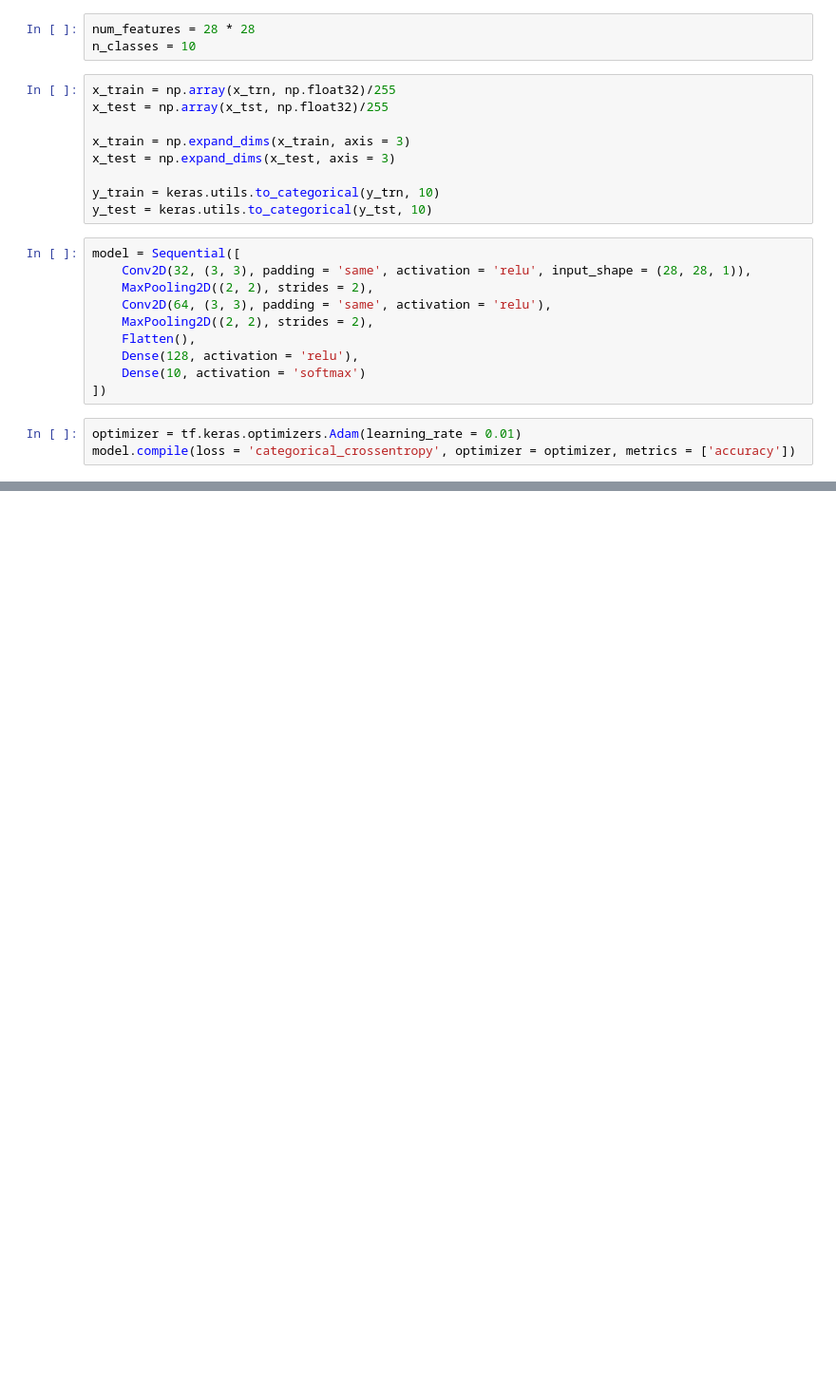
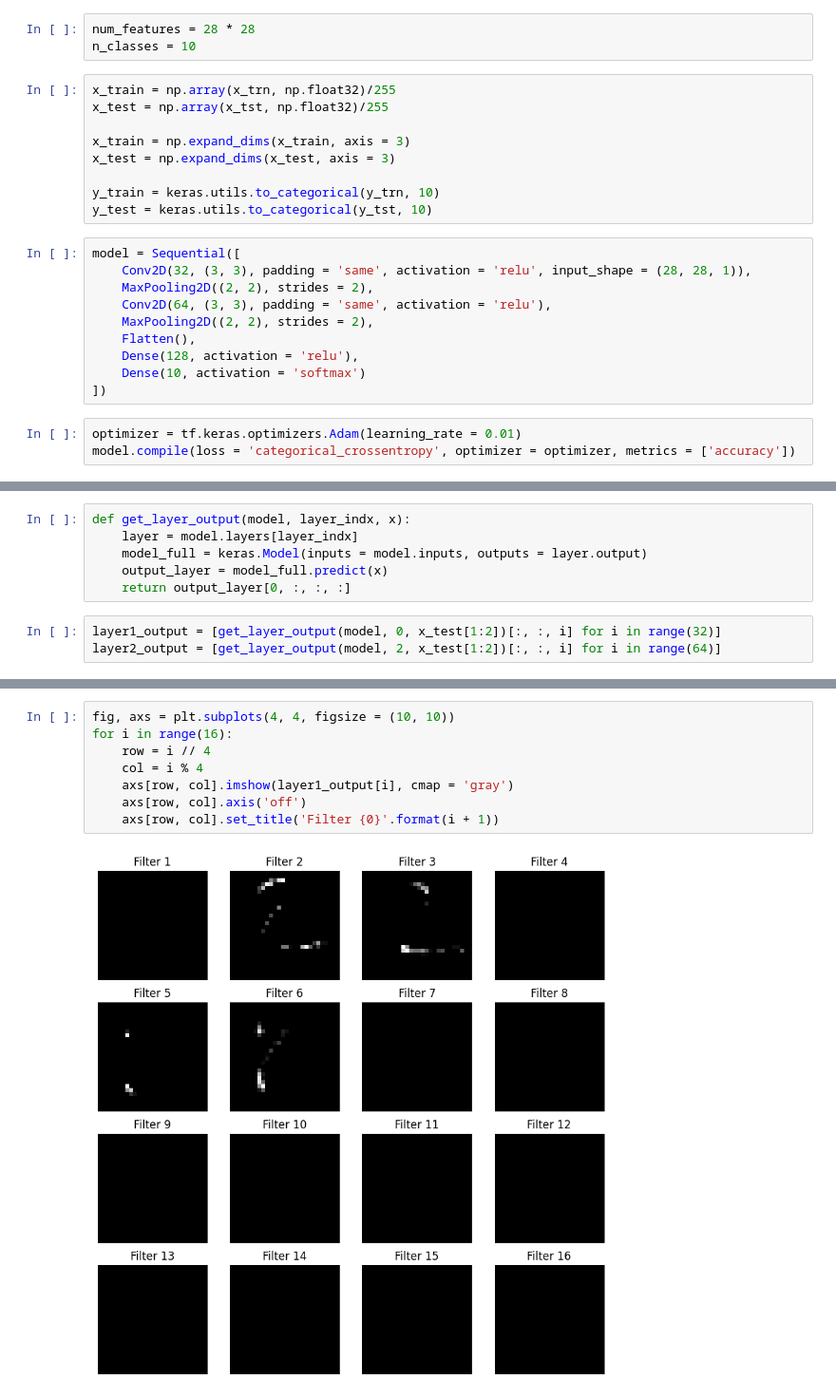
Before and after one commit to Zhigadlo/NeuronNetworksLabs-sem6, a Jupyter notebook: lectures/conv_ntw.ipynb, the cells around one changed output, grey strips where cells are left out. Shown: that part at 95% size. Cells and saved outputs as stored; diff of their text form; blank space fills up the shorter version.

Commit message:
keras convections lecture

```diff
--- a/lectures/conv_ntw.ipynb
+++ b/lectures/conv_ntw.ipynb
@@ -69,0 +140,9 @@ show_data_labels(test_img, test_y, pred_y, n_img, rows)
+# %%
+def get_layer_output(model, layer_indx, x):
+    layer = model.layers[layer_indx]
+    model_full = keras.Model(inputs = model.inputs, outputs = layer.output)
+    output_layer = model_full.predict(x)
+    return output_layer[0, :, :, :]
+# %%
+layer1_output = [get_layer_output(model, 0, x_test[1:2])[:, :, i] for i in range(32)]
+layer2_output = [get_layer_output(model, 2, x_test[1:2])[:, :, i] for i in range(64)]
@@ -69,0 +167,10 @@ show_data_labels(test_img, test_y, pred_y, n_img, rows)
+# %%
+fig, axs = plt.subplots(4, 4, figsize = (10, 10))
+for i in range(16):
+    row = i // 4
+    col = i % 4
+    axs[row, col].imshow(layer1_output[i], cmap = 'gray')
+    axs[row, col].axis('off')
+    axs[row, col].set_title('Filter {0}'.format(i + 1))
+# %% [output]
+[figure, added]
```
Also changed, not shown: parts of 8 cells of this notebook.
